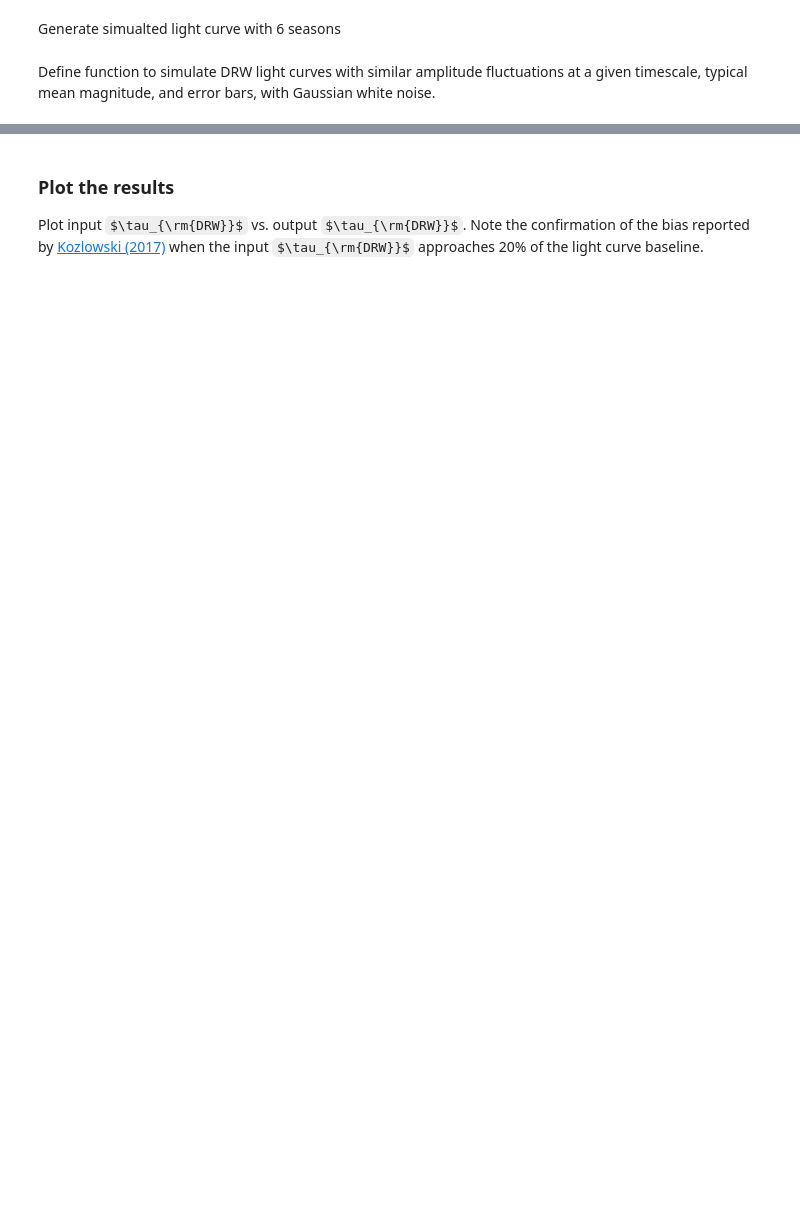
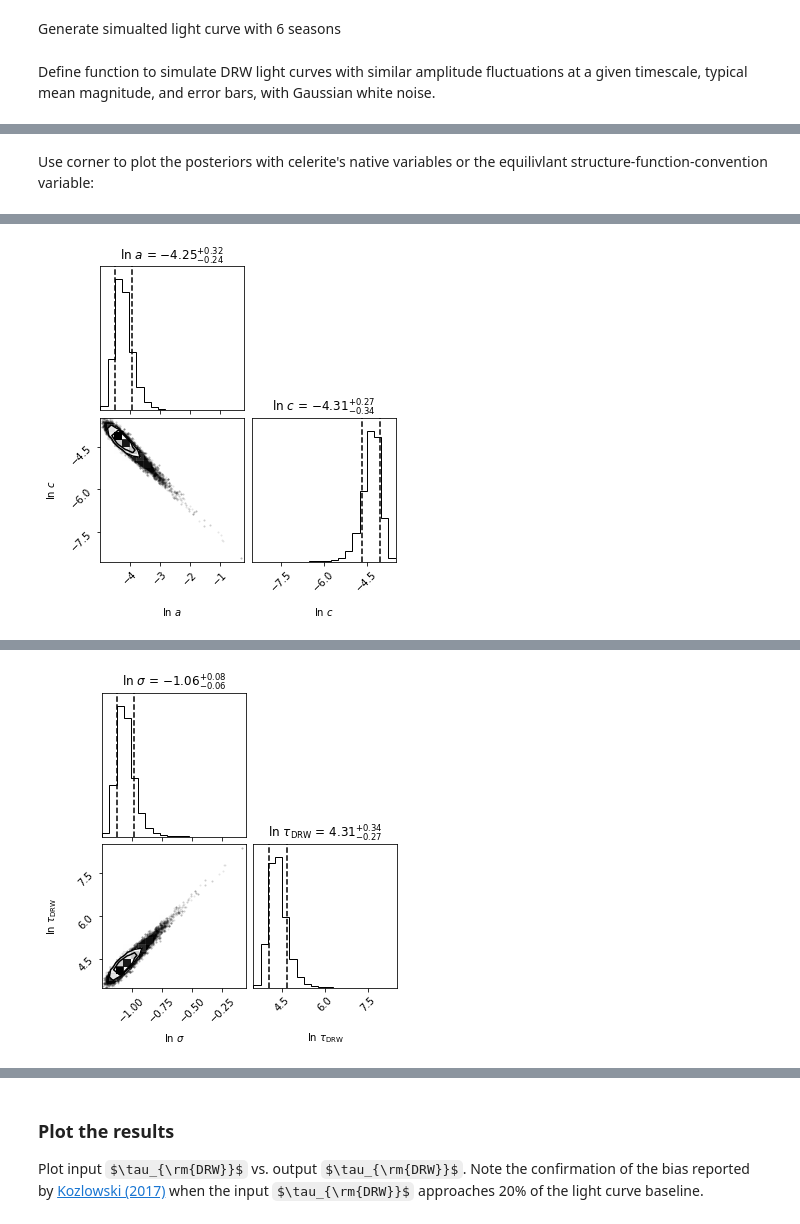
Before and after one commit to burke86/taufit, a Jupyter notebook: demo.ipynb, the cells around one changed output, grey strips where cells are left out. Cells and saved outputs as stored; diff of their text form; code cells hidden in the pictures; some formulas as TeX source; blank space fills up the shorter version.

```diff
--- a/demo.ipynb
+++ b/demo.ipynb
@@ -59,0 +65,16 @@ Running production...
+# %% [markdown]
+Use corner to plot the posteriors with celerite's native variables or the equilivlant structure-function-convention variable:
+# %%
+import corner
+# Note these are natural logs
+fig = corner.corner(samples, quantiles=[0.16,0.84], show_titles=True,
+            labels=[r"$\ln\ a$", r"$\ln\ c$"]);
+plt.show()
+# Structure function variables
+# sigma = sqrt(a/2), tau_DRW = 1/c
+samples_sf = [np.log(np.sqrt(np.exp(samples[:,0]/2))), np.log(1/np.exp(samples[:,1]))]
+samples_sf = np.array(samples_sf).T
+
+fig = corner.corner(samples_sf, quantiles=[0.16,0.84], show_titles=True,
+            labels=[r"$\ln\ \sigma$", r"$\ln\ \tau_{\rm{DRW}}$"]);
+# %% [output]
@@ -59,0 +82 @@ Running production...
+[figure, added]
@@ -59,0 +84 @@ Running production...
+[figure, added]
```
Also changed, not shown: parts of 16 cells of this notebook, 1 other file.
